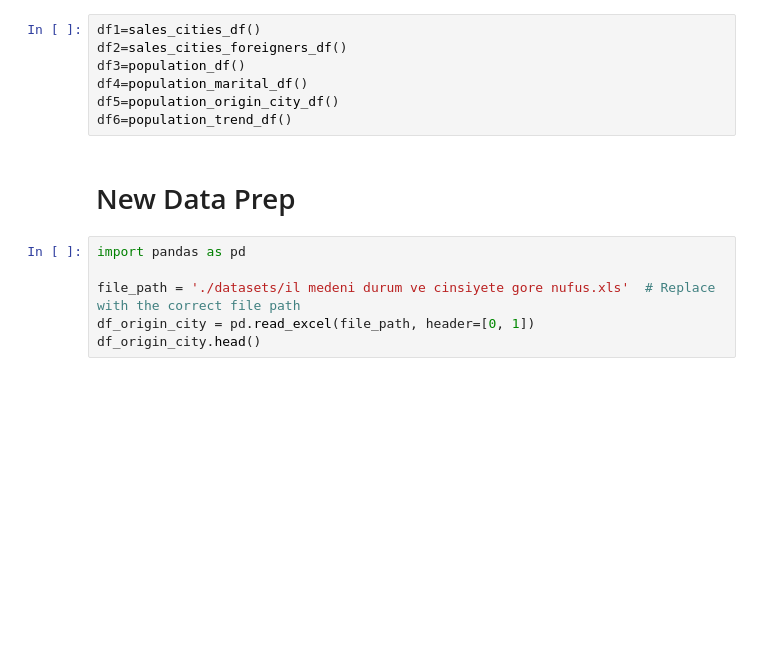
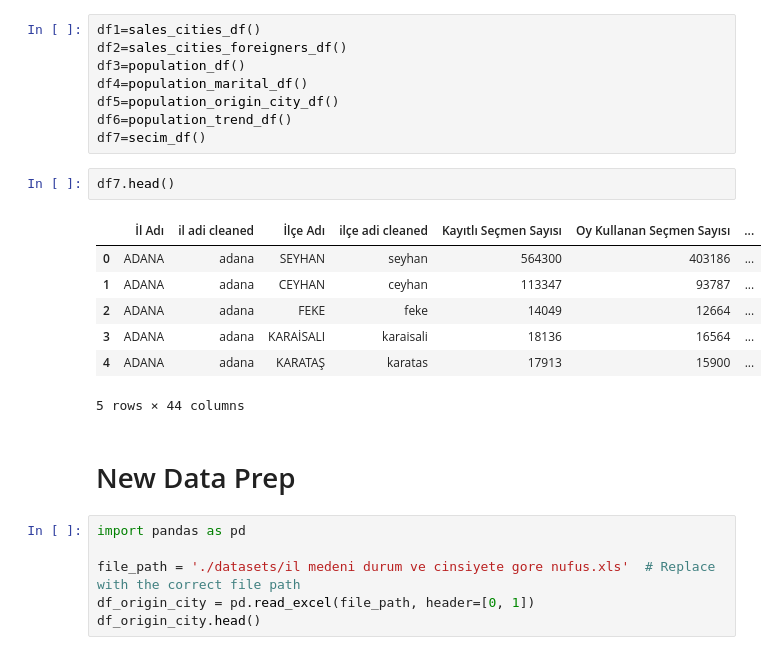
Before and after one commit to Zakerous76/analythings-viz-2-fastAPI-integration, a Jupyter notebook: plotly-py-viz-fastapi/developement.ipynb, the cells around one changed output. Saved outputs shown, nothing was run; the diff lists cells and outputs as text; blank space fills up the shorter version.

```diff
--- a/plotly-py-viz-fastapi/developement.ipynb
+++ b/plotly-py-viz-fastapi/developement.ipynb
@@ -17,6 +30,17 @@ df3=population_df()
 df4=population_marital_df()
 df5=population_origin_city_df()
 df6=population_trend_df()
+df7=secim_df()
+# %%
+df7.head()
+# %% [output]
+|  | İl Adı | il adi cleaned | İlçe Adı | ilçe adi cleaned | Kayıtlı Seçmen Sayısı | Oy Kullanan Seçmen Sayısı | ... |
+| 0 | ADANA | adana | SEYHAN | seyhan | 564300 | 403186 | ... |
+| 1 | ADANA | adana | CEYHAN | ceyhan | 113347 | 93787 | ... |
+| 2 | ADANA | adana | FEKE | feke | 14049 | 12664 | ... |
+| 3 | ADANA | adana | KARAİSALI | karaisali | 18136 | 16564 | ... |
+| 4 | ADANA | adana | KARATAŞ | karatas | 17913 | 15900 | ... |
+5 rows × 44 columns
 # %% [markdown]
 # New Data Prep
 # %%
```
Also changed, not shown: parts of 11 cells of this notebook, 2 other files.
